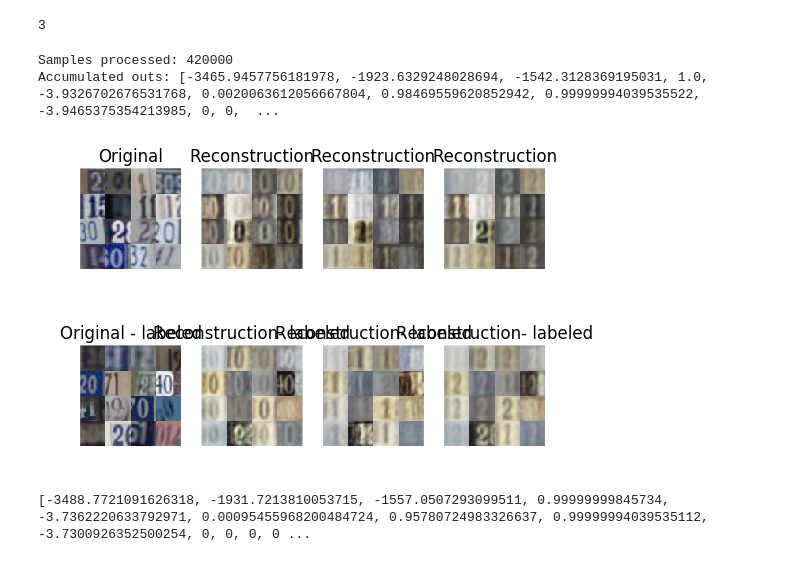
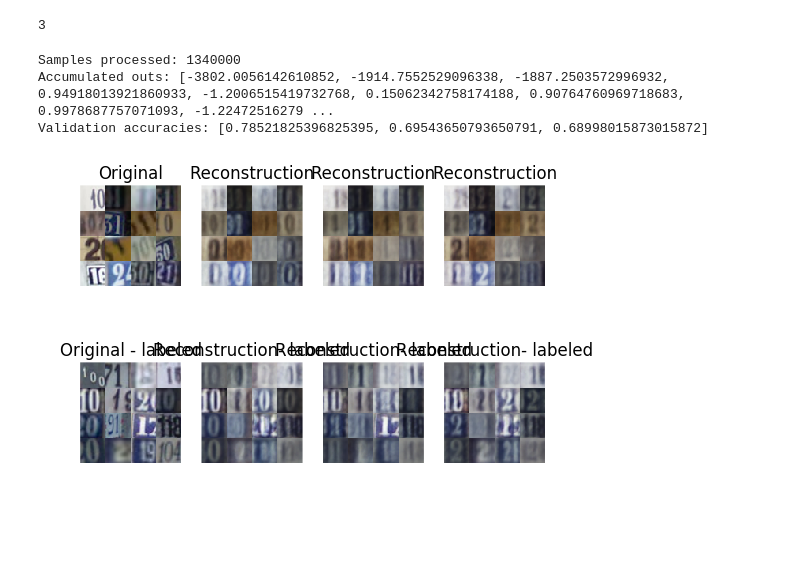
Before and after one commit to Faur/02456-VAE, a Jupyter notebook: svhn/basic_svhn_SUPVAE.ipynb, the cells around one changed output. Saved outputs shown, nothing was run; the diff lists cells and outputs as text; code cells hidden in the pictures; blank space fills up the shorter version.

```diff
--- a/svhn/basic_svhn_SUPVAE.ipynb
+++ b/svhn/basic_svhn_SUPVAE.ipynb
@@ -187,7 +192,7 @@ def kl_normal_2_stdnormal(mu, lv):
     return - 0.5 * (1 + lv - mu**2 - T.exp(lv))
 
 
-def ReconLogLikelihood(mux, x, muq, lvq):
+def ReconLogLikelihood(mux, x, muq, lvq,KL_weigth=1):
     """
     Compute the cost of the network, using
     """
@@ -198,7 +203,7 @@ def ReconLogLikelihood(mux, x, muq, lvq):
     #reconstruction_cost =( x * T.log(mux + epsilon) + (1-x)*T.log(1-mux+epsilon))
     KL_qp = kl_normal_2_stdnormal(muq, lvq).sum(axis=1)#.mean()
 
-    LL = reconstruction_cost - KL_qp #INSERT P(Y)
+    LL = reconstruction_cost - KL_qp * KL_weigth
 
     return LL, reconstruction_cost, KL_qp
 
@@ -209,3 +214,12 @@ def LogSumExp(x, axis=None, keepdims=False):
 
     preres = T.log(T.sum(T.exp(x - x_max), axis=axis, keepdims=keepdims))
     return preres + x_max.reshape(preres.shape)
+
+def img_transform(x,reverse=False):
+    if reverse:
+        x=x.swapaxes(1,3)
+        x=x.reshape((x.shape[0],IMG_LEN*IMG_LEN*IMG_DEPTH))
+    else:
+        x=x.reshape((x.shape[0],IMG_LEN, IMG_LEN, IMG_DEPTH))
+        x=x.swapaxes(1,3)
+    return x
@@ -398,6 +419,9 @@ recon_class_same_u=categorical_accuracy(prob_recon_u,y_train_u).mean()
 #supervised outputs
 certainty_class_l=T.mean(T.max(y_train_l,axis=-1))
 mean_var_l=T.mean(lv_train_l)
+
+#Evaluation output
+prob_recon_eval=T.exp(LL_rec_eval-LogSumExp(LL_rec_eval,axis=-1,keepdims=True))
 # %%
 %%time
 ### CREATE TRAINING FUNCTIONS
@@ -424,7 +448,9 @@ f_train = theano.function(inputs=[sym_x,sym_x_l,sym_y],
 
 # Evaluation function: Return loss
 f_eval = theano.function(inputs=[sym_x],
-                         outputs=[LL_eval])
+                         outputs=[LL_eval,y_eval])
+f_eval_recon = theano.function(inputs=[sym_x],
+                         outputs=[LL_eval,y_eval,prob_recon_eval])
 
 # Get latent variable values
 f_z = theano.function(inputs=[sym_x], outputs=[z_eval])
@@ -481,6 +507,9 @@ valid_samples_processed = []
 scalarInputs=9
 NonScalarInputs=4
 out_accum=[0]*(scalarInputs+NonScalarInputs)
+valid_accuracy_class=[]
+valid_accuracy_recon=[]
+valid_recon_class_same=[]
 
 
 try:
@@ -507,13 +536,18 @@ try:
         if samples_processed % val_interval == 0:
             valid_samples_processed += [samples_processed]
             #size_f(y_eval,LL_rec_eval)
-            out = f_eval(x_trai)
-            LL_train += [out[0]]
+            #out = f_eval(x_trai)
+            #LL_train += [out[0]]
             #logpx_train += [out[1]]
             #KL_train += [out[2]]
+            out = f_eval_recon(x_vali)
+            LL_valid += [out[0]]
+            pred_y_class=out[1]
+            pred_y_recon=out[2]
+            valid_accuracy_class+=[np.sum(np.equal(np.argmax(pred_y_class,axis=1),np.argmax(t_vali,axis=1)))/(t_vali.shape[0]*1.0)]
+            valid_accuracy_recon+=[np.sum(np.equal(np.argmax(pred_y_recon,axis=1),np.argmax(t_vali,axis=1)))/(t_vali.shape[0]*1.0)]
+            valid_recon_class_same+=[np.sum(np.equal(np.argmax(pred_y_recon,axis=1),np.argmax(pred_y_class,axis=1)))/(t_vali.shape[0]*1.0)]
 
-            out = f_eval(x_vali)
-            LL_valid += [out[0]]
             #logpx_valid += [out[1]]
             #KL_valid += [out[2]]
 
@@ -524,6 +558,7 @@ try:
             clear_output(wait=True)
             print("Samples processed: {} ".format(samples_processed))
             print("Accumulated outs: {}".format(out_accum,LL_valid[-1]))
+            print("Validation accuracies: {}".format([valid_accuracy_class[-1],valid_accuracy_recon[-1],valid_recon_class_same[-1]]))
             t_plots=4
 
             x_plot=x_vali[np.random.choice(range(x_vali.shape[0]), size=(t_plots*t_plots), replace=False)]
@@ -536,6 +571,7 @@ try:
             ax[0].imshow(org_plot[0], cmap=cmap, interpolation='None')
             ax[0].set_title('Original')
             ax[0].axis('off')
+            x_plot_recon[0]=1-x_plot_recon[0]
             x_plot_recon[0]*=255
 
             for c in range(num_classes):
@@ -546,49 +582,36 @@ try:
                 ax[c+1].axis('off')
 
                 #plt.tight_layout()
             plt.show()
 
             x_plot=x_train_l[np.random.choice(range(x_train_l.shape[0]), size=(t_plots*t_plots), replace=False)]
             x_plot_recon = f_reconstruction(x_plot)
             org_plot=tls.plot_svhn(x_plot,
                                              t=t_plots, cmap=cmap, IMG_LEN=IMG_LEN,
                                              IMG_DEPTH=IMG_DEPTH,t2=t_plots,choose_random=False)
             #print(type(org_plot),org_plot)
             _, ax = plt.subplots(1,num_classes+1)
             ax[0].imshow(org_plot[0], cmap=cmap, interpolation='None')
             ax[0].set_title('Original - labeled')
             ax[0].axis('off')
+            x_plot_recon[0]=1-x_plot_recon[0]
             x_plot_recon[0]*=255
 
             for c in range(num_classes):
                 rec_plot=tls.plot_svhn(x_plot_recon[0][np.array(range(t_plots*t_plots))+(t_plots*t_plots)*c,:].astype('int8'),t=t_plots, cmap=cmap, IMG_LEN=IMG_LEN,
                                              IMG_DEPTH=IMG_DEPTH,t2=t_plots,choose_random=False)
                 ax[c+1].imshow(rec_plot[0], cmap=cmap, interpolation='None')
                 ax[c+1].set_title('Reconstruction- labeled')
                 ax[c+1].axis('off')
 
                 #plt.tight_layout()
             plt.show()
 
 except KeyboardInterrupt:
     pass
 # %% [output]
-Samples processed: 420000
-Accumulated outs: [-3465.9457756181978, -1923.6329248028694, -1542.3128369195031, 1.0, -3.9326702676531768, 0.0020063612056667804, 0.98469559620852942, 0.99999994039535522, -3.9465375354213985, 0, 0,  ...
+Samples processed: 1340000
+Accumulated outs: [-3802.0056142610852, -1914.7552529096338, -1887.2503572996932, 0.94918013921860933, -1.2006515419732768, 0.15062342758174188, 0.90764760969718683, 0.9978687757071093, -1.22472516279 ...
+Validation accuracies: [0.78521825396825395, 0.69543650793650791, 0.68998015873015872]
-[figure, old version]
+[figure, new version]
-[figure, old version]
+[figure, new version]
-# %%
-print(out_accum)
-# LL_train,
-#                                    LL_train_u,
-#                                    LL_train_l,
-#                                    certainty_class_u,
-#                                    mean_var_u,
-#                                    recon_class_same_u,
-#                                    certainty_recon_u,
-#                                    certainty_class_l,
-#                                    mean_var_l,
-#                                    prob_recon_u,
-#                                    y_train_u,LL_rec_train_u
-# %% [output]
-[-3488.7721091626318, -1931.7213810053715, -1557.0507293099511, 0.99999999845734, -3.7362220633792971, 0.00095455968200484724, 0.95780724983326637, 0.99999994039535112, -3.7300926352500254, 0, 0, 0, 0 ...
```
Also changed, not shown: parts of 15 cells of this notebook, 1 other file.
